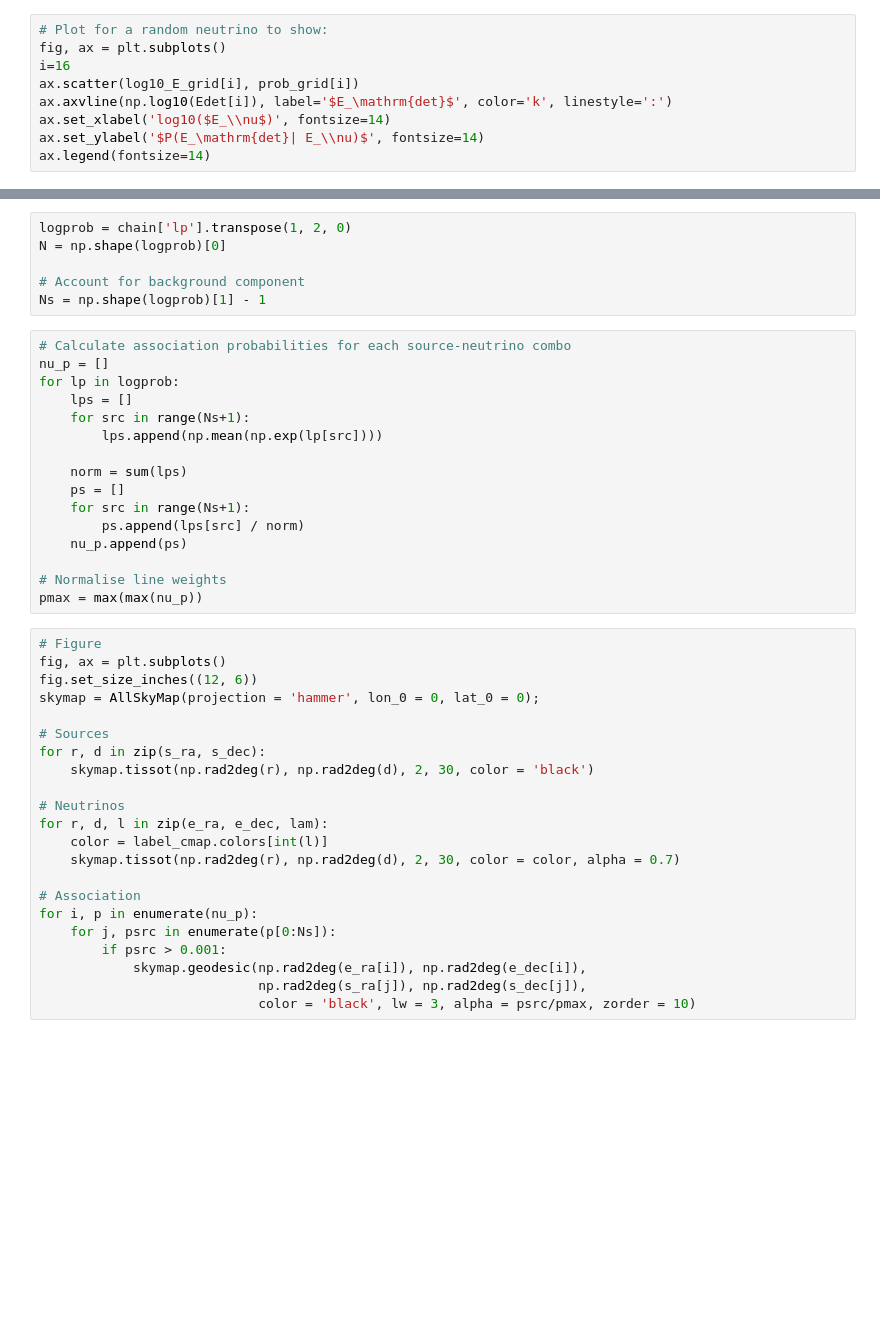
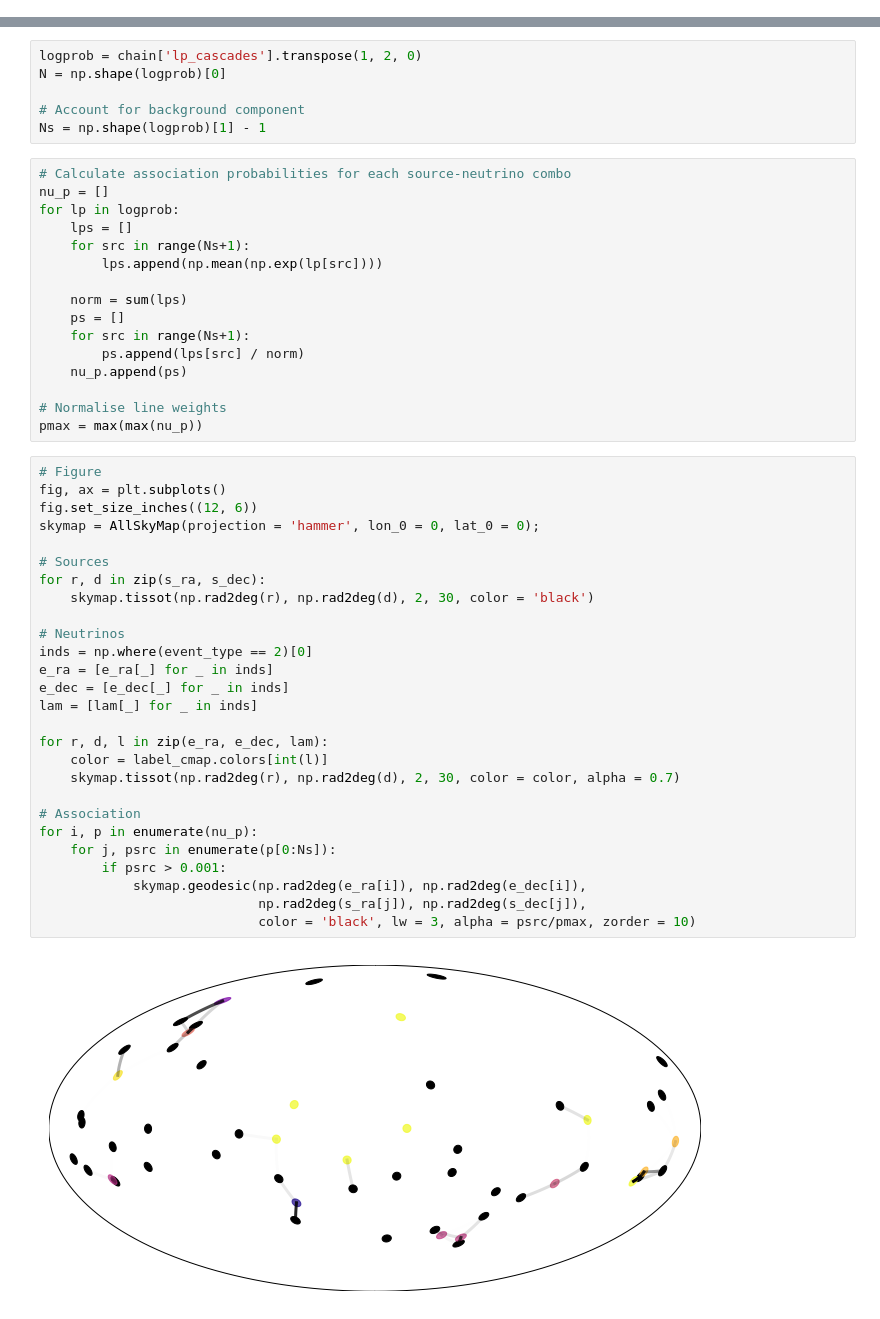
Before and after one commit to specktakel/hierarchical_nu, a Jupyter notebook: dev/statistical_model/4_tracks_and_cascades/tracks_and_cascades.ipynb, the cells around one changed output, grey strips where cells are left out. Saved outputs shown, nothing was run; the diff lists cells and outputs as text; blank space fills up the shorter version.

```diff
--- a/dev/statistical_model/4_tracks_and_cascades/tracks_and_cascades.ipynb
+++ b/dev/statistical_model/4_tracks_and_cascades/tracks_and_cascades.ipynb
@@ -289,9 +269,0 @@ for lEdet in np.log10(Edet):
-# %%
-# Plot for a random neutrino to show:
-fig, ax = plt.subplots()
-i=16
-ax.scatter(log10_E_grid[i], prob_grid[i])
-ax.axvline(np.log10(Edet[i]), label='$E_\mathrm{det}$', color='k', linestyle=':')
-ax.set_xlabel('log10($E_\\nu$)', fontsize=14)
-ax.set_ylabel('$P(E_\mathrm{det}| E_\\nu)$', fontsize=14)
-ax.legend(fontsize=14)
@@ -369,7 +329,7 @@ corner.corner(np.nan_to_num(np.column_stack([chain[key] for key in key_list])),
 # %% [markdown]
 ## Association probabilities
 # %%
-logprob = chain['lp'].transpose(1, 2, 0)
+logprob = chain['lp_cascades'].transpose(1, 2, 0)
 N = np.shape(logprob)[0]
 
 # Account for background component
@@ -393,22 +353,29 @@ pmax = max(max(nu_p))
 # %%
 # Figure
 fig, ax = plt.subplots()
 fig.set_size_inches((12, 6))
 skymap = AllSkyMap(projection = 'hammer', lon_0 = 0, lat_0 = 0);
 
 # Sources
 for r, d in zip(s_ra, s_dec):
     skymap.tissot(np.rad2deg(r), np.rad2deg(d), 2, 30, color = 'black')
 
 # Neutrinos
+inds = np.where(event_type == 2)[0]
+e_ra = [e_ra[_] for _ in inds]
+e_dec = [e_dec[_] for _ in inds]
+lam = [lam[_] for _ in inds]
+
 for r, d, l in zip(e_ra, e_dec, lam):
     color = label_cmap.colors[int(l)]
     skymap.tissot(np.rad2deg(r), np.rad2deg(d), 2, 30, color = color, alpha = 0.7)
 
 # Association
 for i, p in enumerate(nu_p):
     for j, psrc in enumerate(p[0:Ns]):
         if psrc > 0.001:
             skymap.geodesic(np.rad2deg(e_ra[i]), np.rad2deg(e_dec[i]),
                             np.rad2deg(s_ra[j]), np.rad2deg(s_dec[j]),
                             color = 'black', lw = 3, alpha = psrc/pmax, zorder = 10)
+# %% [output]
+[figure, added]
```
Also changed, not shown: parts of 16 cells of this notebook, 4 other files.
